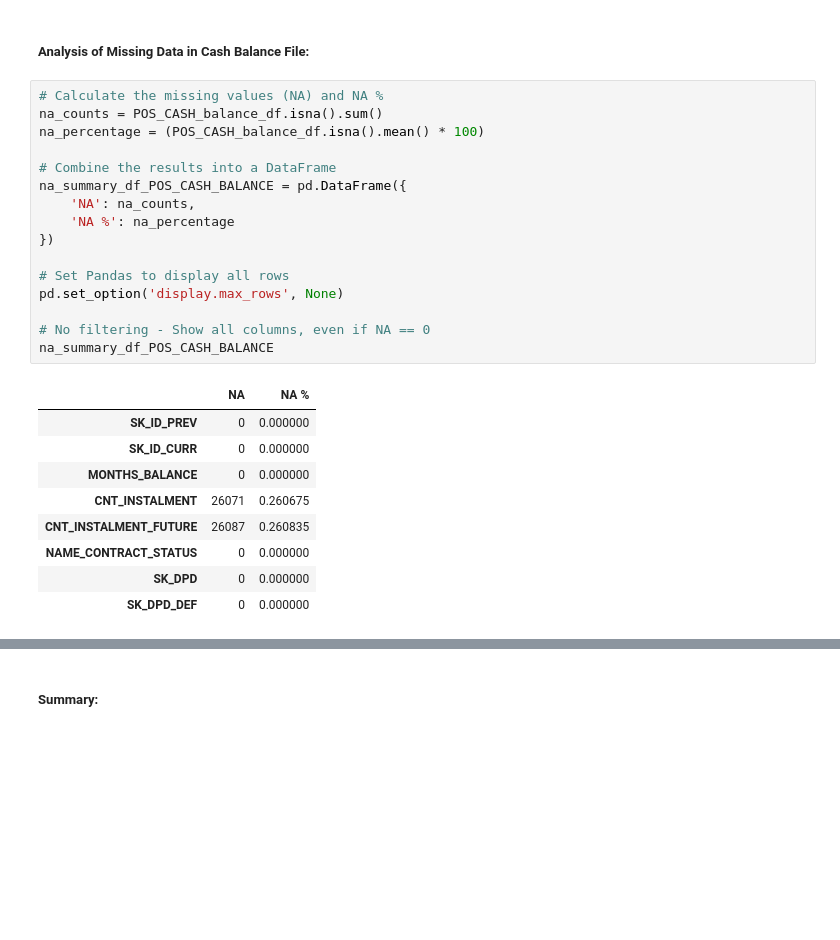
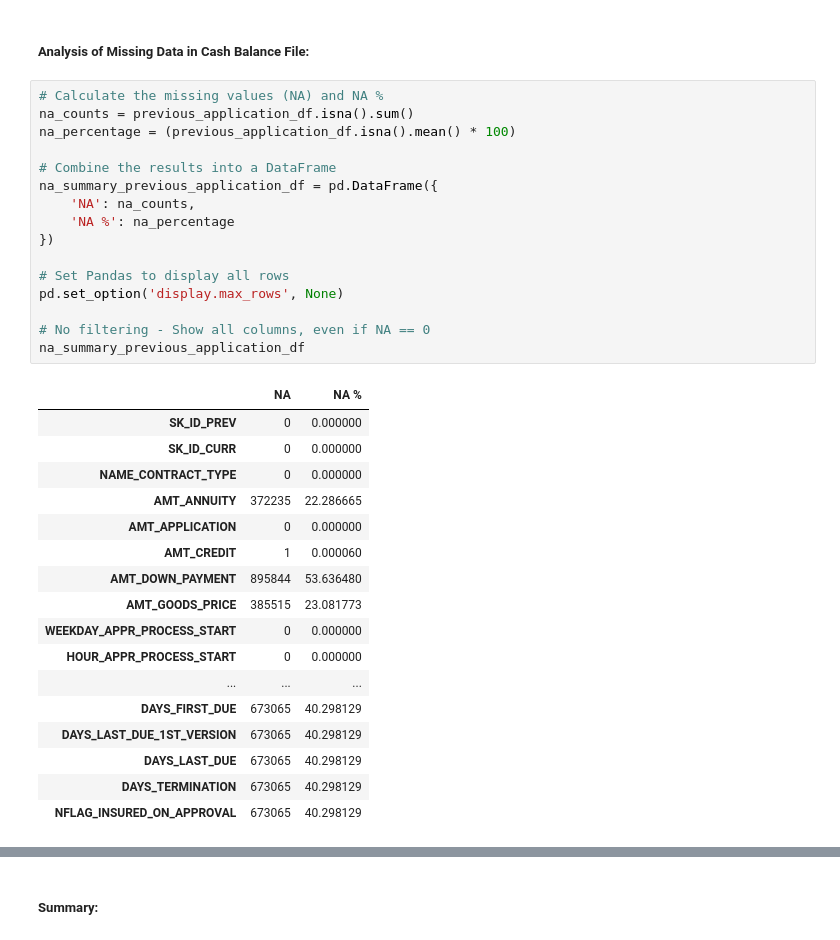
Before and after one commit to mattjohnescu/Practice-Capstone-Project, a Jupyter notebook: EDA Notebook.ipynb, the cells around one changed output, grey strips where cells are left out. Drawn from its saved outputs; the diff is of its cells as text; blank space fills up the shorter version.

```diff
--- a/EDA Notebook.ipynb
+++ b/EDA Notebook.ipynb
@@ -762,27 +913,35 @@ Displaying the first 5 rows of previous_application.csv:
 ##### **Analysis of Missing Data in Cash Balance File:**
 # %%
 # Calculate the missing values (NA) and NA %
-na_counts = POS_CASH_balance_df.isna().sum()
-na_percentage = (POS_CASH_balance_df.isna().mean() * 100)
+na_counts = previous_application_df.isna().sum()
+na_percentage = (previous_application_df.isna().mean() * 100)
 
 # Combine the results into a DataFrame
-na_summary_df_POS_CASH_BALANCE = pd.DataFrame({
+na_summary_previous_application_df = pd.DataFrame({
     'NA': na_counts,
     'NA %': na_percentage
 })
 
 # Set Pandas to display all rows
 pd.set_option('display.max_rows', None)
 
 # No filtering - Show all columns, even if NA == 0
-na_summary_df_POS_CASH_BALANCE
+na_summary_previous_application_df
 # %% [output]
 |  | NA | NA % |
 | SK_ID_PREV | 0 | 0.000000 |
 | SK_ID_CURR | 0 | 0.000000 |
-| MONTHS_BALANCE | 0 | 0.000000 |
-| CNT_INSTALMENT | 26071 | 0.260675 |
-| CNT_INSTALMENT_FUTURE | 26087 | 0.260835 |
-| NAME_CONTRACT_STATUS | 0 | 0.000000 |
-| SK_DPD | 0 | 0.000000 |
-| SK_DPD_DEF | 0 | 0.000000 |
+| NAME_CONTRACT_TYPE | 0 | 0.000000 |
+| AMT_ANNUITY | 372235 | 22.286665 |
+| AMT_APPLICATION | 0 | 0.000000 |
+| AMT_CREDIT | 1 | 0.000060 |
+| AMT_DOWN_PAYMENT | 895844 | 53.636480 |
+| AMT_GOODS_PRICE | 385515 | 23.081773 |
+| WEEKDAY_APPR_PROCESS_START | 0 | 0.000000 |
+| HOUR_APPR_PROCESS_START | 0 | 0.000000 |
+| ... | ... | ... |
+| DAYS_FIRST_DUE | 673065 | 40.298129 |
+| DAYS_LAST_DUE_1ST_VERSION | 673065 | 40.298129 |
+| DAYS_LAST_DUE | 673065 | 40.298129 |
+| DAYS_TERMINATION | 673065 | 40.298129 |
+| NFLAG_INSURED_ON_APPROVAL | 673065 | 40.298129 |
```
Also changed, not shown: parts of 22 cells of this notebook.
